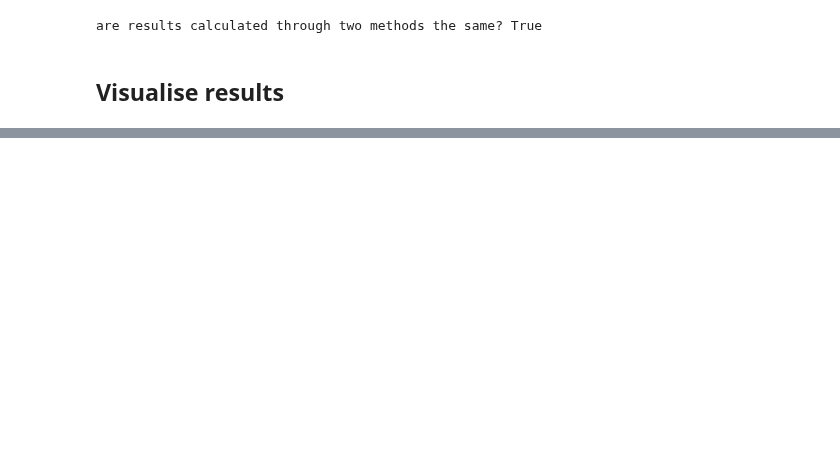
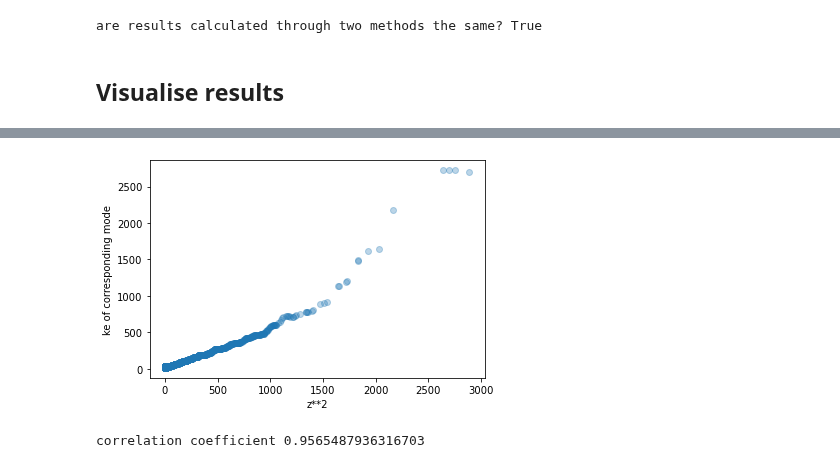
Before and after one commit to MagriLab/MD-CNN-AE, a Jupyter notebook: experiment-frequency.ipynb, the cells around one changed output, grey strips where cells are left out. Drawn from its saved outputs; the diff is of its cells as text; code cells hidden in the pictures; blank space fills up the shorter version.

```diff
--- a/experiment-frequency.ipynb
+++ b/experiment-frequency.ipynb
@@ -51,9 +51,9 @@ To enable them in other operations, rebuild TensorFlow with the appropriate comp
 # %%
 # data
 data_file = './data/PIV4_downsampled_by8.h5'
-Ntrain = 1500 # snapshots for training
-Nval = 632 # sanpshots for validation
-Ntest = 600
+Ntrain = 1632 # snapshots for training
+Nval = 550 # sanpshots for validation
+Ntest = 550
 
 # Boolean
 LATENT_STATE = True # save latent state
@@ -64,15 +64,15 @@ REMOVE_MEAN = True # train on fluctuating velocity
 lmb = 0.000 #1e-05 #regulariser
 drop_rate = 0.0
 features_layers = [32, 64, 128]
-latent_dim = 1
+latent_dim = 2
 act_fct = 'linear'
 resize_meth = 'bilinear'
 filter_window= (5,5)
-batch_norm = True
+batch_norm = False
 
 ## training
 nb_epoch = 3000
-batch_size = 100
+batch_size = 200
 learning_rate = 0.001
 
 Nz = 24 # grid size
@@ -308,0 +315,13 @@ plt.show()
+# %%
+ke = 0.5 * np.einsum('z t x y u -> z t', ae_modes**2)
+
+plt.figure()
+plt.scatter(A_data[:,0]**2, ke[0,:], alpha=0.3)
+plt.xlabel('z**2')
+plt.ylabel('ke of corresponding mode')
+plt.show()
+
+print('correlation coefficient', np.corrcoef(np.abs(A_data[:,0]**2), ke[0,:])[0,1])
+# %% [output]
+[figure, added]
+correlation coefficient 0.9565487936316703
```
Also changed, not shown: parts of 14 cells of this notebook.
